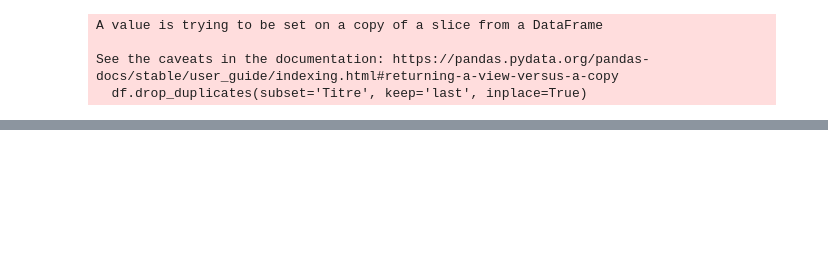
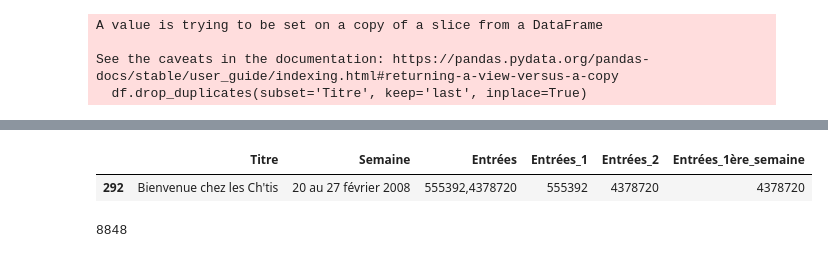
Before and after one commit to impejonathan/ML_recap, a Jupyter notebook: df_titre_entrées.ipynb, the cells around one changed output, grey strips where cells are left out. Drawn from its saved outputs; the diff is of its cells as text; code cells hidden in the pictures; blank space fills up the shorter version.

```diff
--- a/df_titre_entrées.ipynb
+++ b/df_titre_entrées.ipynb
@@ -304,0 +360,22 @@ df.to_csv('allocine_titre_entrees_gold.csv', index=False)
+# %%
+df2['Entrées'] = df2['Entrées'].str.replace(' ', '')
+df2[['Entrées_1', 'Entrées_2']] = df2['Entrées'].str.split(',', expand=True)
+df2['Entrées_1'] = pd.to_numeric(df2['Entrées_1'], errors='coerce').astype('Int64')
+df2['Entrées_2'] = pd.to_numeric(df2['Entrées_2'], errors='coerce').astype('Int64')
+# %%
+# Fonction personnalisée pour appliquer les conditions
+def calc_entrées(row):
+    if pd.notnull(row['Entrées_2']):
+        if row['Entrées_2'] > 7 * row['Entrées_1']:
+            return row['Entrées_2']
+        else:
+            return row['Entrées_1']
+    return row['Entrées_1']
+
+# Appliquer la fonction pour créer la nouvelle colonne 'Entrées_1ère_semaine'
+df2['Entrées_1ère_semaine'] = df2.apply(calc_entrées, axis=1)
+# %%
+df2[df2['Entrées_1ère_semaine']> 4000000]
+# %% [output]
+|  | Titre | Semaine | Entrées | Entrées_1 | Entrées_2 | Entrées_1ère_semaine |
+| 292 | Bienvenue chez les Ch'tis | 20 au 27 février 2008 | 555392,4378720 | 555392 | 4378720 | 4378720 |
@@ -304,0 +386,4 @@ df.to_csv('allocine_titre_entrees_gold.csv', index=False)
+# %%
+df2['Semaine'].isna().count()
+# %% [output]
+8848
```
Also changed, not shown: parts of 36 cells of this notebook, 10 other files.
